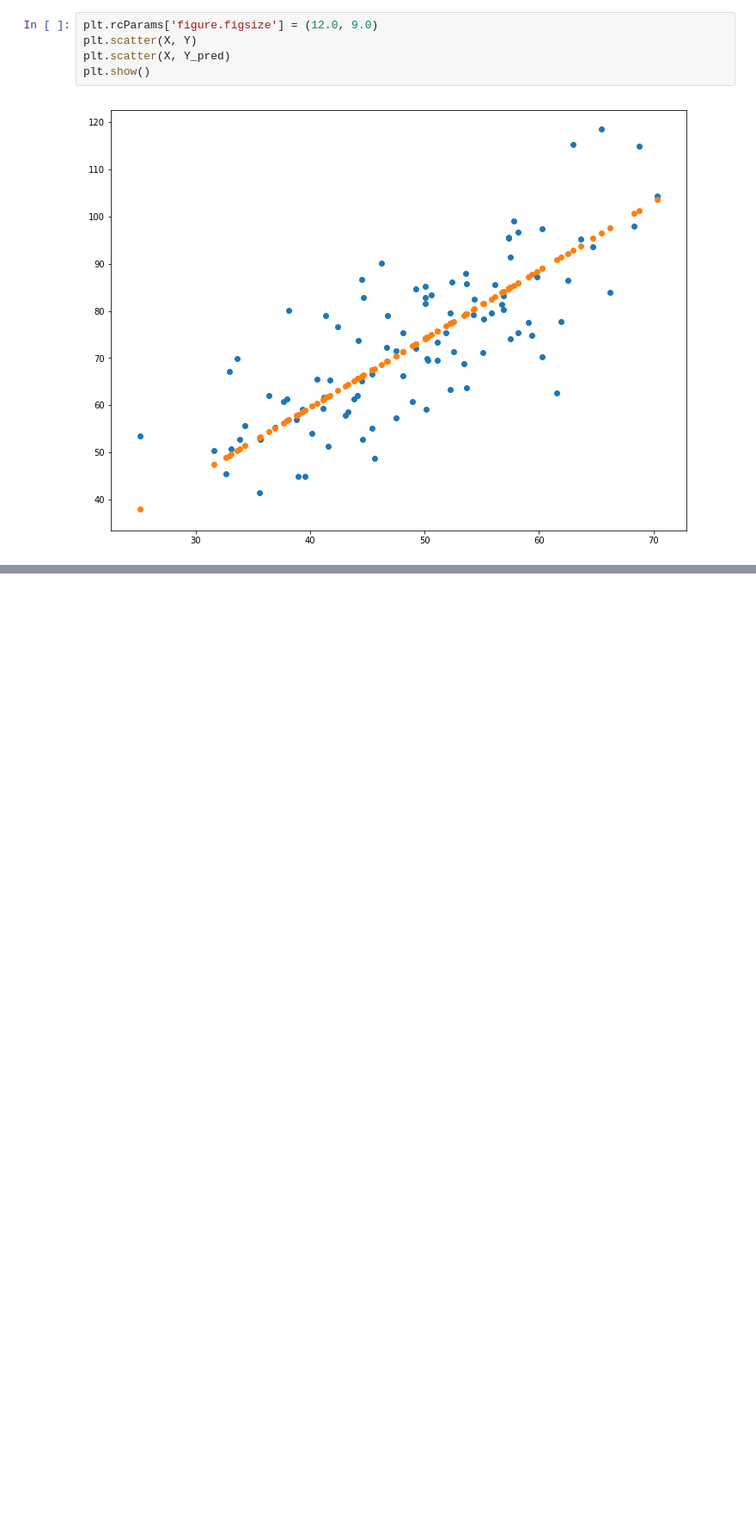
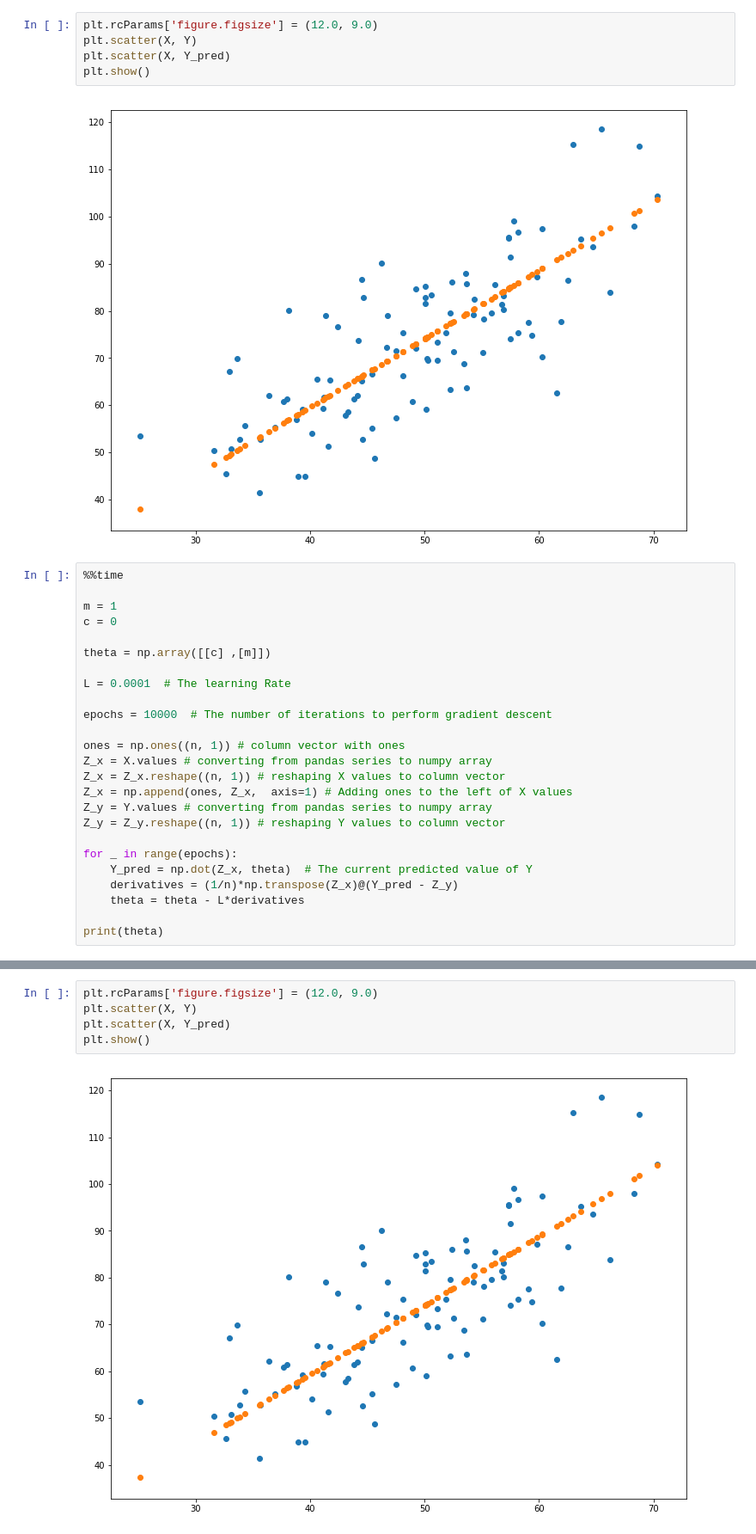
Before and after one commit to AzePUG/Deep_Learning_Video_Materials, a Jupyter notebook: 02.Vectorization_Broadcasting/Linear_Regression_Vectorization.ipynb, the cells around one changed output, grey strips where cells are left out. Shown at 86% size. Cells and saved outputs as stored; diff of their text form; blank space fills up the shorter version.

```diff
--- a/02.Vectorization_Broadcasting/Linear_Regression_Vectorization.ipynb
+++ b/02.Vectorization_Broadcasting/Linear_Regression_Vectorization.ipynb
@@ -49,3 +52,28 @@ plt.scatter(X, Y_pred)
 plt.show()
 # %% [output]
 [figure]
+# %%
+%%time
+
+m = 1
+c = 0
+
+theta = np.array([[c] ,[m]])
+
+L = 0.0001  # The learning Rate
+
+epochs = 10000  # The number of iterations to perform gradient descent
+
+ones = np.ones((n, 1)) # column vector with ones
+Z_x = X.values # converting from pandas series to numpy array
+Z_x = Z_x.reshape((n, 1)) # reshaping X values to column vector
+Z_x = np.append(ones, Z_x,  axis=1) # Adding ones to the left of X values
+Z_y = Y.values # converting from pandas series to numpy array
+Z_y = Z_y.reshape((n, 1)) # reshaping Y values to column vector
+
+for _ in range(epochs):
+    Y_pred = np.dot(Z_x, theta)  # The current predicted value of Y
+    derivatives = (1/n)*np.transpose(Z_x)@(Y_pred - Z_y)
+    theta = theta - L*derivatives
+
+print(theta)
@@ -51,0 +85,7 @@ plt.show()
+# %%
+plt.rcParams['figure.figsize'] = (12.0, 9.0)
+plt.scatter(X, Y)
+plt.scatter(X, Y_pred)
+plt.show()
+# %% [output]
+[figure, added]
```
Also changed, not shown: parts of 2 cells of this notebook, 2 other files.
